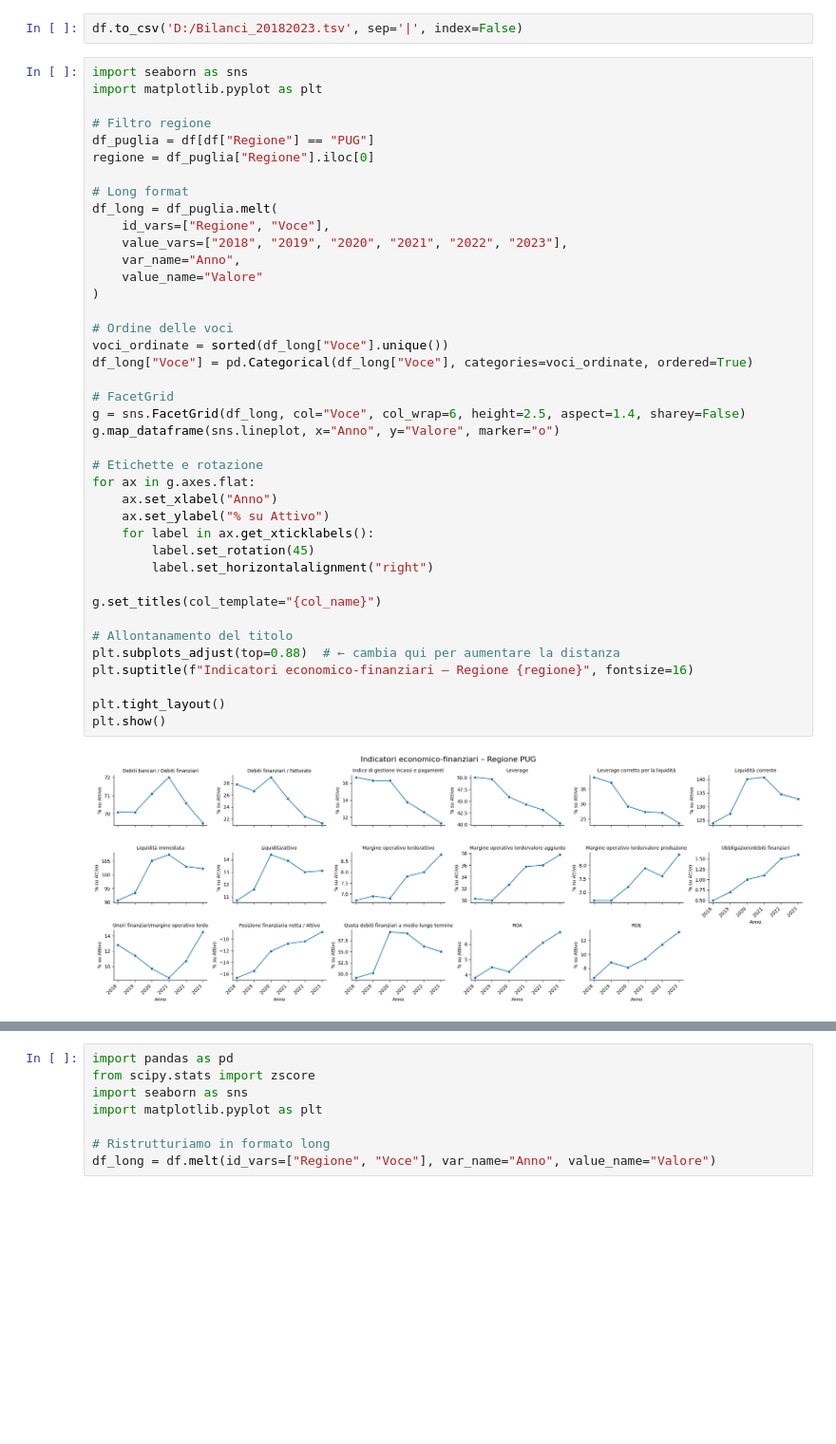
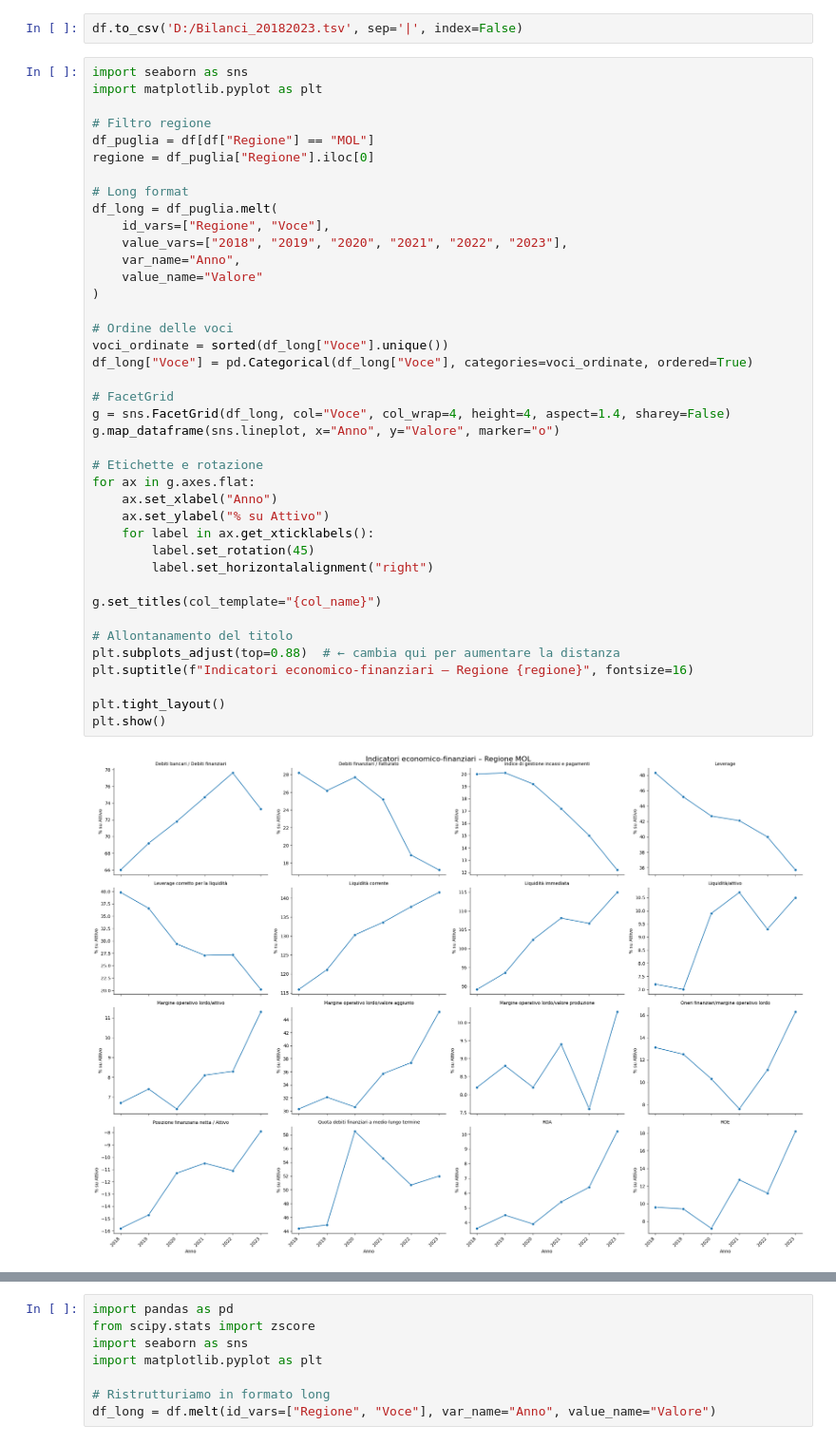
Before and after one commit to paolovolterra/test, a Jupyter notebook: Bankit/Bankit_ratios2.ipynb, the cells around one changed output, grey strips where cells are left out. Shown at 95% size. Saved outputs shown, nothing was run; the diff lists cells and outputs as text; blank space fills up the shorter version.

```diff
--- a/Bankit/Bankit_ratios2.ipynb
+++ b/Bankit/Bankit_ratios2.ipynb
@@ -40,7 +58,7 @@ import seaborn as sns
 import matplotlib.pyplot as plt
 
 # Filtro regione
-df_puglia = df[df["Regione"] == "PUG"]
+df_puglia = df[df["Regione"] == "MOL"]
 regione = df_puglia["Regione"].iloc[0]
 
 # Long format
@@ -48,35 +66,35 @@ df_long = df_puglia.melt(
     id_vars=["Regione", "Voce"],
     value_vars=["2018", "2019", "2020", "2021", "2022", "2023"],
     var_name="Anno",
     value_name="Valore"
 )
 
 # Ordine delle voci
 voci_ordinate = sorted(df_long["Voce"].unique())
 df_long["Voce"] = pd.Categorical(df_long["Voce"], categories=voci_ordinate, ordered=True)
 
 # FacetGrid
-g = sns.FacetGrid(df_long, col="Voce", col_wrap=6, height=2.5, aspect=1.4, sharey=False)
+g = sns.FacetGrid(df_long, col="Voce", col_wrap=4, height=4, aspect=1.4, sharey=False)
 g.map_dataframe(sns.lineplot, x="Anno", y="Valore", marker="o")
 
 # Etichette e rotazione
 for ax in g.axes.flat:
     ax.set_xlabel("Anno")
     ax.set_ylabel("% su Attivo")
     for label in ax.get_xticklabels():
         label.set_rotation(45)
         label.set_horizontalalignment("right")
 
 g.set_titles(col_template="{col_name}")
 
 # Allontanamento del titolo
 plt.subplots_adjust(top=0.88)  # ← cambia qui per aumentare la distanza
 plt.suptitle(f"Indicatori economico-finanziari – Regione {regione}", fontsize=16)
 
 plt.tight_layout()
 plt.show()
 # %% [output]
-[figure, old version]
+[figure, new version]
 # %%
 df_long
 # %% [output]
```
Also changed, not shown: parts of 2 cells of this notebook, 11 other files.
